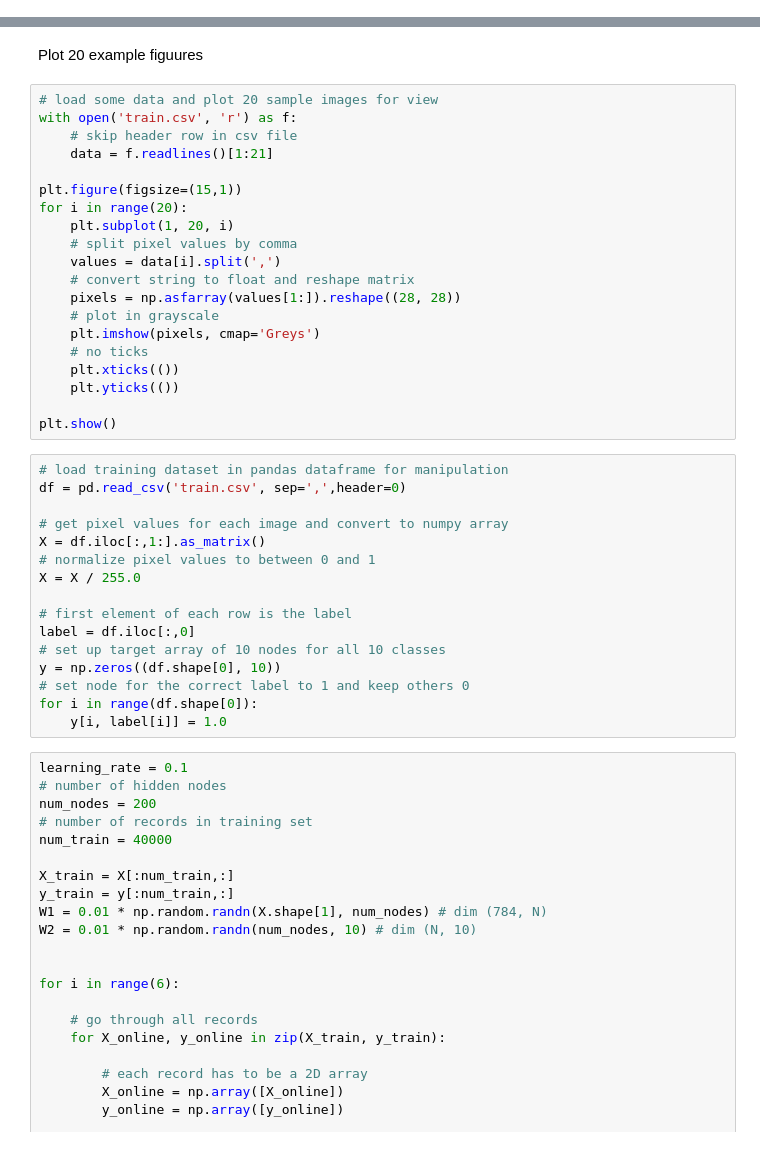
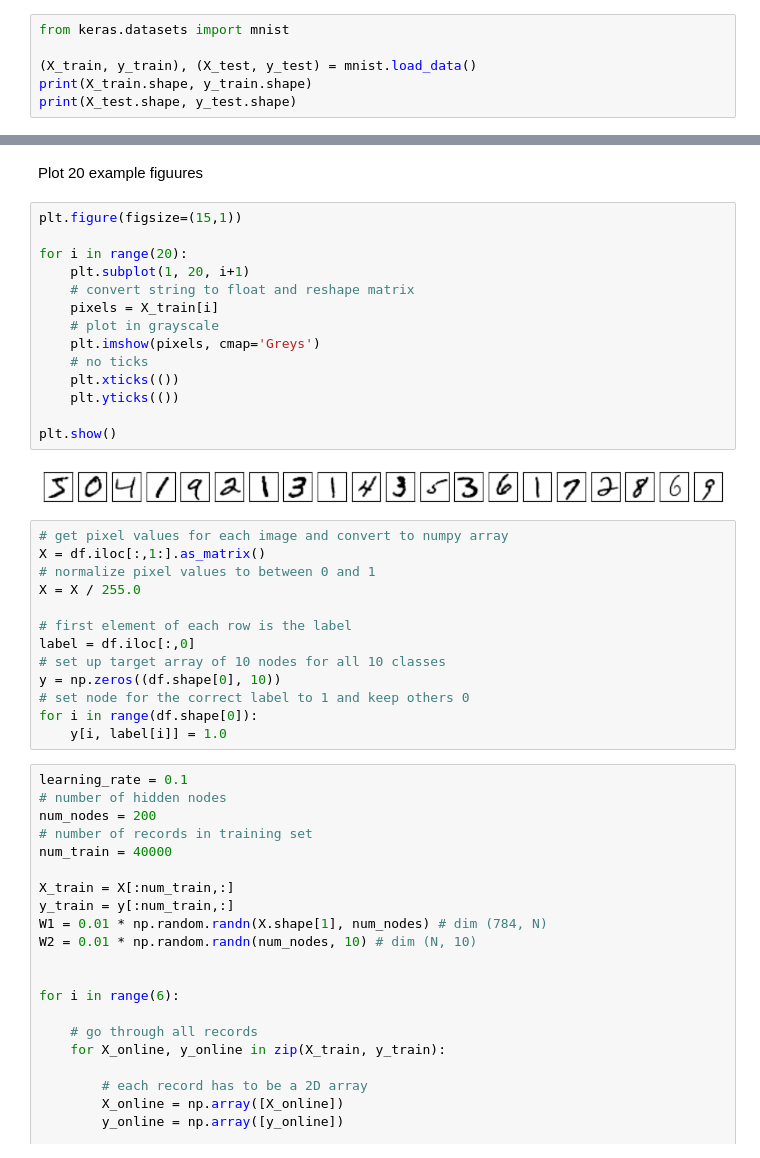
Before and after one commit to kaoyubo/NNML, a Jupyter notebook: 3_mnist_dataset.ipynb, the cells around one changed output, grey strips where cells are left out. Drawn from its saved outputs; the diff is of its cells as text.

Commit message:
plot digit images

```diff
--- a/3_mnist_dataset.ipynb
+++ b/3_mnist_dataset.ipynb
@@ -4,0 +7,6 @@ MNIST is a collection of handwritten digits saved in 28-by-28 pixels images. Dat
+# %%
+from keras.datasets import mnist
+
+(X_train, y_train), (X_test, y_test) = mnist.load_data()
+print(X_train.shape, y_train.shape)
+print(X_test.shape, y_test.shape)
@@ -18,29 +44,22 @@ def sigmoid(x):
 # %% [markdown]
 Plot 20 example figuures
 # %%
-# load some data and plot 20 sample images for view
-with open('train.csv', 'r') as f:
-    # skip header row in csv file
-    data = f.readlines()[1:21]
+plt.figure(figsize=(15,1))
 
-plt.figure(figsize=(15,1))
 for i in range(20):
-    plt.subplot(1, 20, i)
-    # split pixel values by comma
-    values = data[i].split(',')
+    plt.subplot(1, 20, i+1)
     # convert string to float and reshape matrix
-    pixels = np.asfarray(values[1:]).reshape((28, 28))
+    pixels = X_train[i]
     # plot in grayscale
     plt.imshow(pixels, cmap='Greys')
     # no ticks
     plt.xticks(())
     plt.yticks(())
 
 plt.show()
+# %% [output]
+[figure, added]
 # %%
-# load training dataset in pandas dataframe for manipulation
-df = pd.read_csv('train.csv', sep=',',header=0)
-
 # get pixel values for each image and convert to numpy array
 X = df.iloc[:,1:].as_matrix()
 # normalize pixel values to between 0 and 1
```
Also changed, not shown: parts of 4 cells of this notebook, 1 other file.
